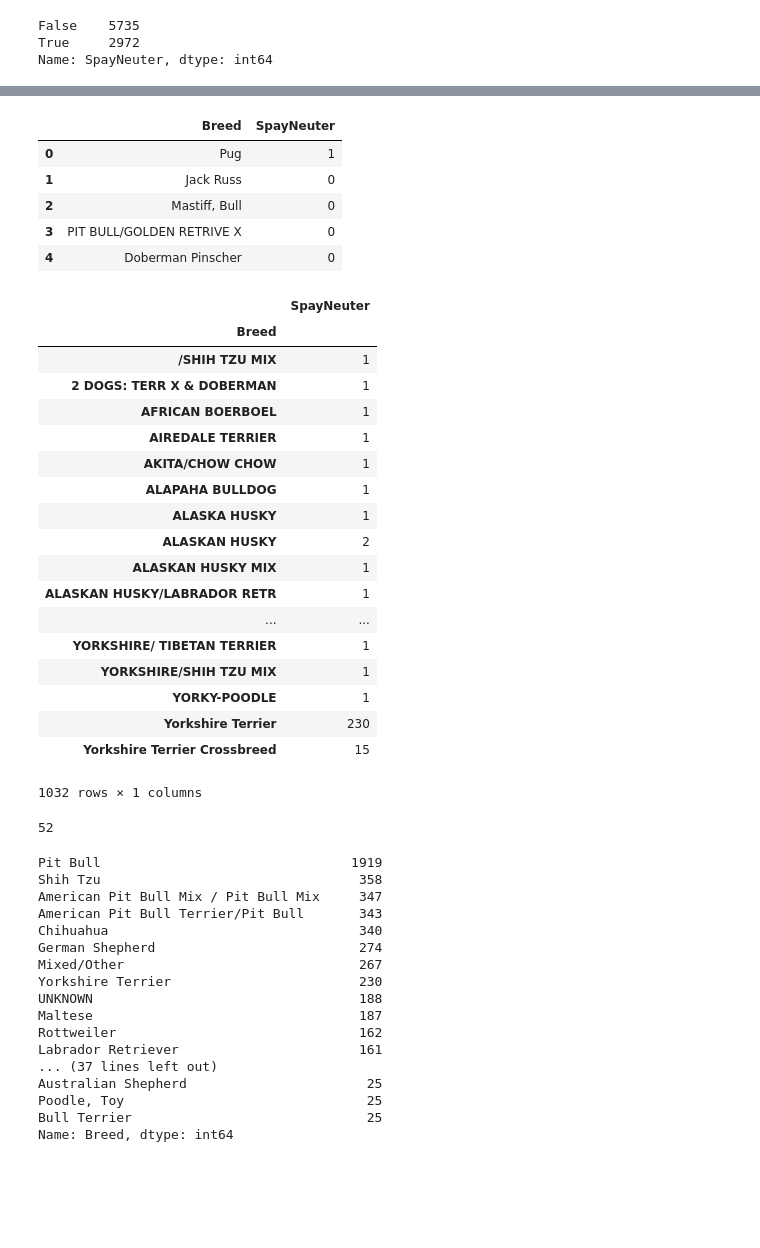
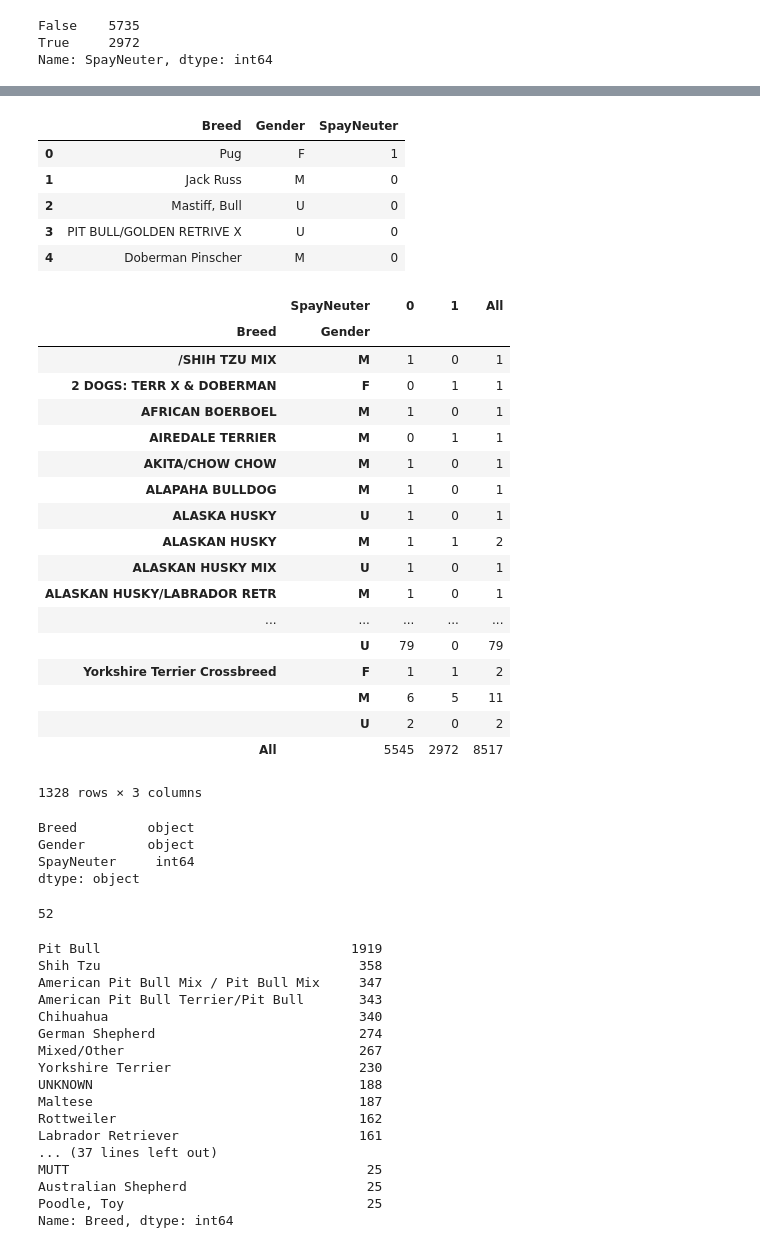
Before and after one commit to DanielleRomanoff/DS-Unit-1-Project_Dog_Bites, a Jupyter notebook: Dog Bites Project.ipynb, the cells around one changed output, grey strips where cells are left out. Drawn from its saved outputs; the diff is of its cells as text; code cells hidden in the pictures; blank space fills up the shorter version.

Commit message:
Data Organized

```diff
--- a/Dog Bites Project.ipynb
+++ b/Dog Bites Project.ipynb
@@ -61,36 +61,43 @@ nyc_data_new = nyc_data_new.drop(nyc_data[nyc_data['Breed'] == 'UNKNOWN'].index)
 nyc_data_new = nyc_data_new.drop(nyc_data[nyc_data['Breed'] == 'not given'].index)
 nyc_data_new['SpayNeuter'] = nyc_data_new['SpayNeuter'].replace({False: 0, True: 1})
 # nyc_data_new = nyc_data_new.drop(breed_list < 25, axis = 0)
-nyc_bite_fixed = pd.DataFrame(nyc_data_new, columns = ['Breed', 'SpayNeuter'])
+nyc_bite_fixed = pd.DataFrame(nyc_data_new, columns = ['Breed', 'Gender', 'SpayNeuter'])
 nyc_bite_fixed.head()
 # %% [output]
-|  | Breed | SpayNeuter |
-| 0 | Pug | 1 |
-| 1 | Jack Russ | 0 |
-| 2 | Mastiff, Bull | 0 |
-| 3 | PIT BULL/GOLDEN RETRIVE X | 0 |
-| 4 | Doberman Pinscher | 0 |
+|  | Breed | Gender | SpayNeuter |
+| 0 | Pug | F | 1 |
+| 1 | Jack Russ | M | 0 |
+| 2 | Mastiff, Bull | U | 0 |
+| 3 | PIT BULL/GOLDEN RETRIVE X | U | 0 |
+| 4 | Doberman Pinscher | M | 0 |
 # %%
-
-nyc_bite_fixed.pivot_table(index = ['Breed', 'SpayNeuter'],  aggfunc = 'count')
+# pd.pivot_table(nyc_bite_fixed, index = ['Breed', 'Gender'], columns = ['SpayNeuter'],  aggfunc = 'count')
+pd.crosstab([nyc_bite_fixed.Breed, nyc_bite_fixed.Gender], nyc_bite_fixed.SpayNeuter, margins = True)
 # %% [output]
-|  | SpayNeuter |
-| Breed |  |
-| /SHIH TZU MIX | 1 |
-| 2 DOGS: TERR X & DOBERMAN | 1 |
-| AFRICAN BOERBOEL | 1 |
-| AIREDALE TERRIER | 1 |
-| AKITA/CHOW CHOW | 1 |
-| ALAPAHA BULLDOG | 1 |
-| ALASKA HUSKY | 1 |
-| ALASKAN HUSKY | 2 |
-| ALASKAN HUSKY MIX | 1 |
-| ALASKAN HUSKY/LABRADOR RETR | 1 |
-| ... | ... |
-| YORKSHIRE/ TIBETAN TERRIER | 1 |
-| YORKSHIRE/SHIH TZU MIX | 1 |
-| YORKY-POODLE | 1 |
-| Yorkshire Terrier | 230 |
-| Yorkshire Terrier Crossbreed | 15 |
+|  | SpayNeuter | 0 | 1 | All |
+| Breed | Gender |  |  |  |
+| /SHIH TZU MIX | M | 1 | 0 | 1 |
+| 2 DOGS: TERR X & DOBERMAN | F | 0 | 1 | 1 |
+| AFRICAN BOERBOEL | M | 1 | 0 | 1 |
+| AIREDALE TERRIER | M | 0 | 1 | 1 |
+| AKITA/CHOW CHOW | M | 1 | 0 | 1 |
+| ALAPAHA BULLDOG | M | 1 | 0 | 1 |
+| ALASKA HUSKY | U | 1 | 0 | 1 |
+| ALASKAN HUSKY | M | 1 | 1 | 2 |
+| ALASKAN HUSKY MIX | U | 1 | 0 | 1 |
+| ALASKAN HUSKY/LABRADOR RETR | M | 1 | 0 | 1 |
+| ... | ... | ... | ... | ... |
+|  | U | 79 | 0 | 79 |
+| Yorkshire Terrier Crossbreed | F | 1 | 1 | 2 |
+|  | M | 6 | 5 | 11 |
+|  | U | 2 | 0 | 2 |
+| All |  | 5545 | 2972 | 8517 |
-1032 rows × 1 columns
+1328 rows × 3 columns
+# %%
+nyc_bite_fixed.dtypes
+# %% [output]
+Breed         object
+Gender        object
+SpayNeuter     int64
+dtype: object
 # %%
@@ -99,8 +106,8 @@ len(min_value_bites)
 # %% [output]
 52
 # %%
-breed_count = breed_list[0:52]
-breed_count
+nyc_bite_fixed = breed_list[0:52]
+nyc_bite_fixed
 # %% [output]
 Pit Bull                                1919
 Shih Tzu                                 358
@@ -115,7 +122,7 @@ Maltese                                  187
 Rottweiler                               162
 Labrador Retriever                       161
 ... (37 lines left out)
+MUTT                                      25
 Australian Shepherd                       25
 Poodle, Toy                               25
-Bull Terrier                              25
 Name: Breed, dtype: int64
```
Also changed, not shown: parts of 7 cells of this notebook, 3 other files.
